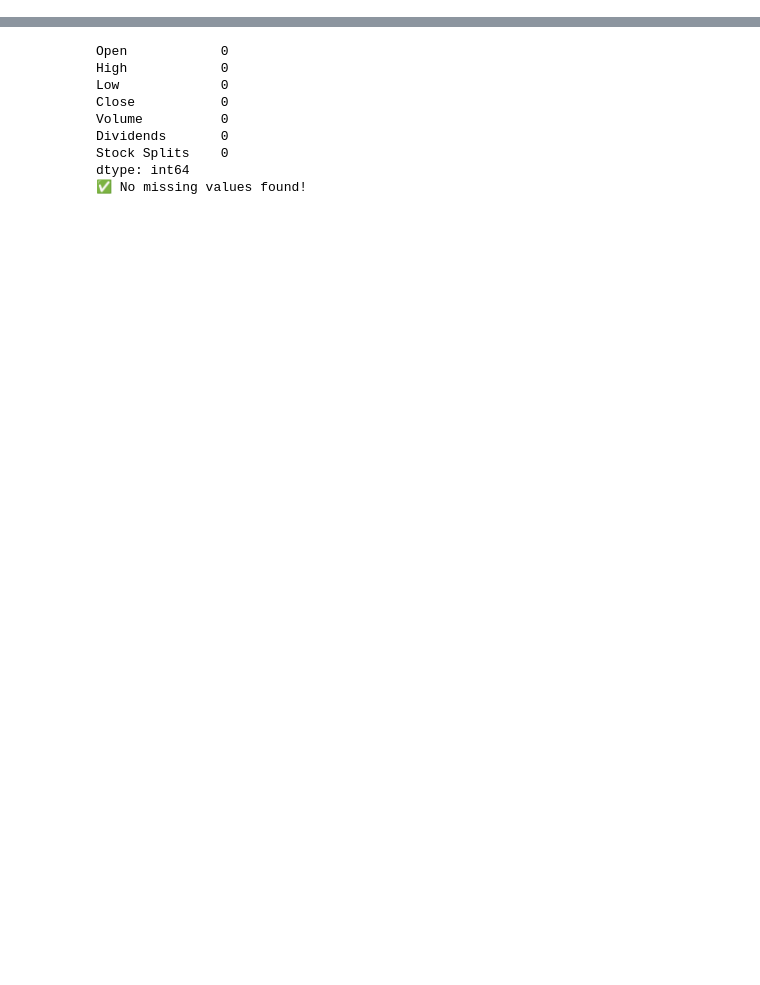
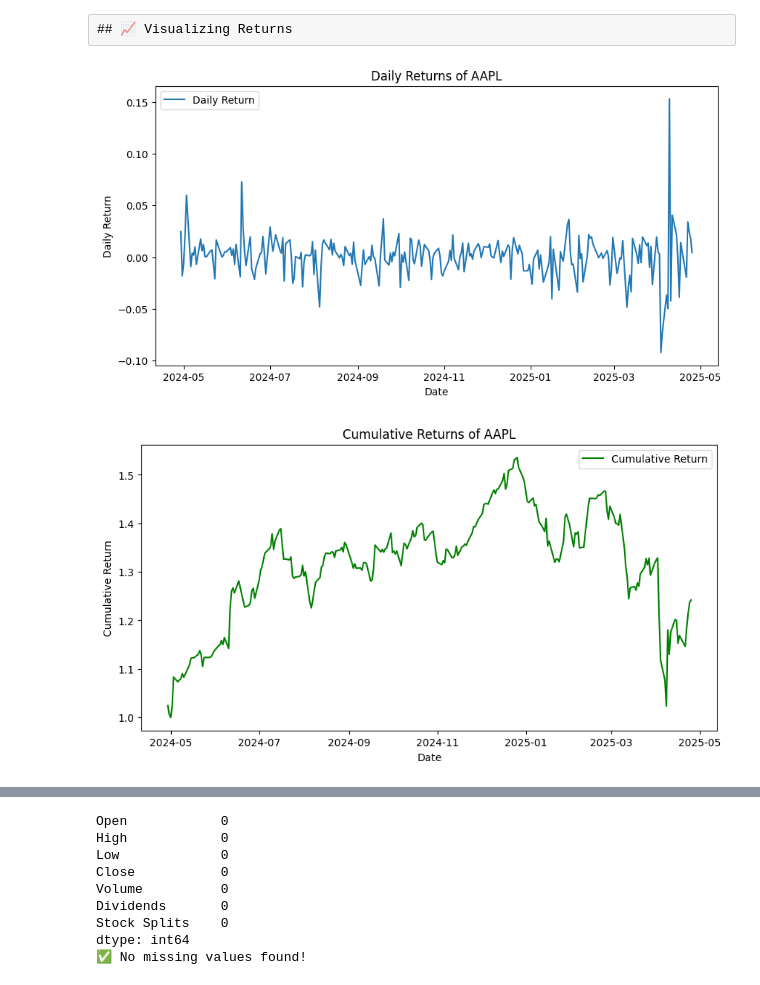
Before and after one commit to vaishnavichandran19121988/Projects-, a Jupyter notebook: Create YahooFinanceDashboard/yahoo_finance_stock_dashboard.ipynb, the cells around one changed output, grey strips where cells are left out. Drawn from its saved outputs; the diff is of its cells as text; code cells hidden in the pictures; blank space fills up the shorter version.

Commit message:
Added final ETL + Analysis version of Yahoo Finance Stock Dashboard project

```diff
--- a/Create YahooFinanceDashboard/yahoo_finance_stock_dashboard.ipynb
+++ b/Create YahooFinanceDashboard/yahoo_finance_stock_dashboard.ipynb
@@ -22,8 +33,8 @@ Requirement already satisfied: certifi>=2017.4.17 in /home/codespace/.local/lib/
 import yfinance as yf
 import pandas as pd
 
-# Define the stock ticker symbol (Example: Apple)
-ticker_symbol = "AAPL"  # Change this to any stock symbol
+# Ask user for stock ticker
+ticker_symbol = input("Enter the stock ticker symbol (e.g., AAPL, MSFT, TSLA): ").upper()
 
 # Fetch historical stock data (last 1 year)
 stock_data = yf.Ticker(ticker_symbol).history(period="1y")
@@ -53,0 +125,11 @@ Stock data saved as AAPL_stock_data.csv
+# %%
+# 🔧 Feature Engineering: Returns Calculation
+
+# Daily Return
+stock_data['Daily Return'] = stock_data['Close'].pct_change()
+
+# Cumulative Return
+stock_data['Cumulative Return'] = (1 + stock_data['Daily Return']).cumprod()
+
+# Display first few rows to verify
+display(stock_data[['Close', 'Daily Return', 'Cumulative Return']].head())
@@ -53,0 +144,25 @@ Stock data saved as AAPL_stock_data.csv
+# %% [raw]
+## 📈 Visualizing Returns
+# %%
+import matplotlib.pyplot as plt
+
+# Plot Daily Returns
+plt.figure(figsize=(10,5))
+plt.plot(stock_data.index, stock_data['Daily Return'], label='Daily Return')
+plt.title(f"Daily Returns of {ticker_symbol}")
+plt.xlabel('Date')
+plt.ylabel('Daily Return')
+plt.legend()
+plt.show()
+
+# Plot Cumulative Returns
+plt.figure(figsize=(10,5))
+plt.plot(stock_data.index, stock_data['Cumulative Return'], label='Cumulative Return', color='green')
+plt.title(f"Cumulative Returns of {ticker_symbol}")
+plt.xlabel('Date')
+plt.ylabel('Cumulative Return')
+plt.legend()
+plt.show()
+# %% [output]
+[figure, added]
+[figure, added]
```
Also changed, not shown: parts of 14 cells of this notebook.
